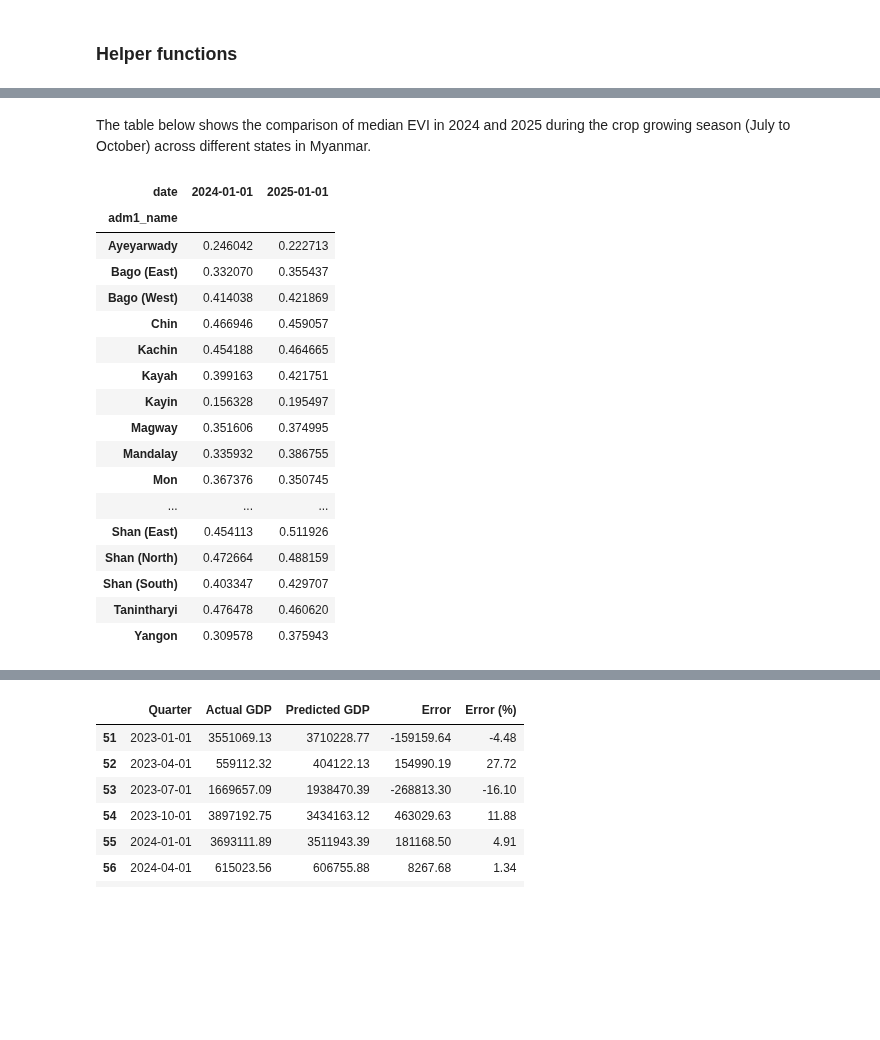
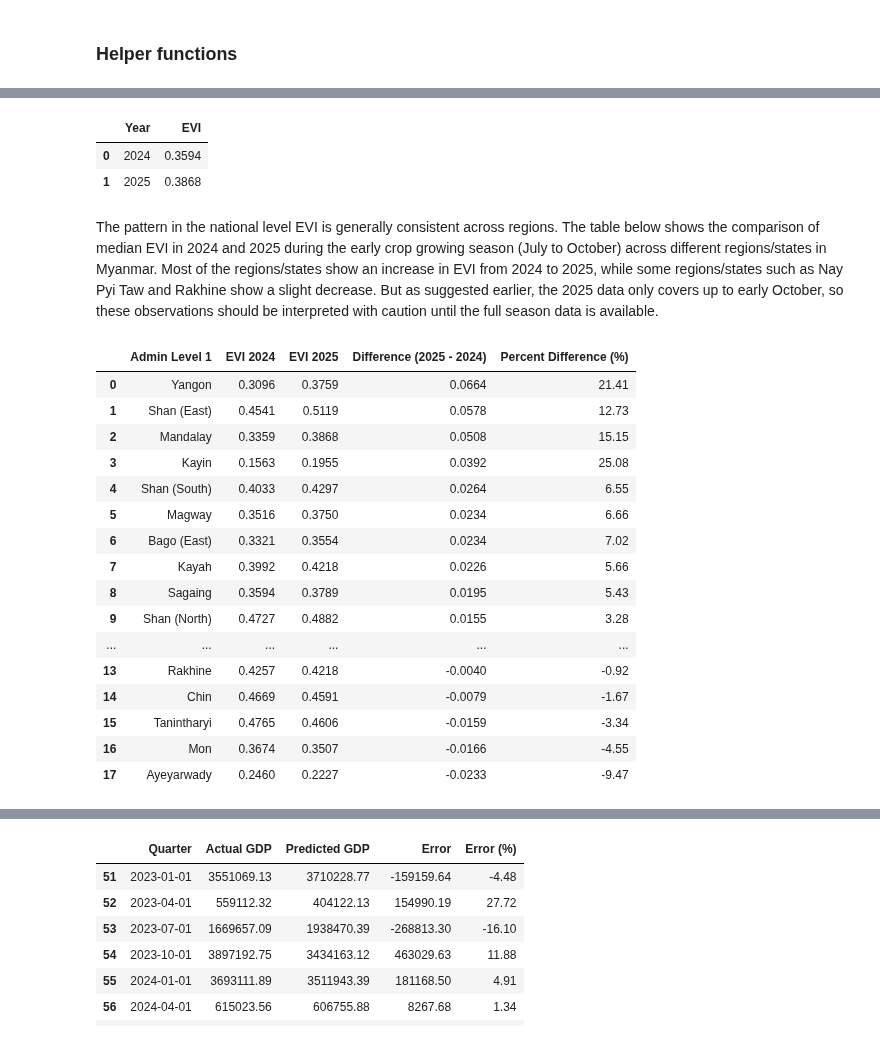
Before and after one commit to datapartnership/myanmar-economic-monitor, a Jupyter notebook: notebooks/vegetation-conditions/evi-report.ipynb, the cells around one changed output, grey strips where cells are left out. Cells and saved outputs as stored; diff of their text form; code cells hidden in the pictures; blank space fills up the shorter version.

```diff
--- a/notebooks/vegetation-conditions/evi-report.ipynb
+++ b/notebooks/vegetation-conditions/evi-report.ipynb
@@ -666,33 +1277,70 @@ evi_adm0_2024_2025.query("month >= 7 and month <= 10").groupby(
+# %%
+(
+    evi_adm0_2024_2025.query("month >= 7 and month <= 10")
+    .groupby(pd.Grouper(freq="YS"))
+    .agg({"EVI": "median"})
+    .pipe(clean_names)
+    .reset_index()
+    .assign(year=lambda df: df["date"].dt.year, evi=lambda df: df["evi"].round(4))
+    .drop(columns=["date"])
+    .filter(["year", "evi"])
+    .rename(columns={"year": "Year", "evi": "EVI"})
+)
+# %% [output]
+|  | Year | EVI |
+| 0 | 2024 | 0.3594 |
+| 1 | 2025 | 0.3868 |
 # %% [markdown]
-The table below shows the comparison of median EVI in 2024 and 2025 during the crop growing season (July to October) across different states in Myanmar.
+The pattern in the national level EVI is generally consistent across regions. The table below shows the comparison of median EVI in 2024 and 2025 during the early crop growing season (July to October) across different regions/states in Myanmar. Most of the regions/states show an increase in EVI from 2024 to 2025, while some regions/states such as Nay Pyi Taw and Rakhine show a slight decrease. But as suggested earlier, the 2025 data only covers up to early October, so these observations should be interpreted with caution until the full season data is available.
 # %%
 (
     evi_adm1_2024_2025.query("month >= 7 and month <= 10")
     .groupby(["adm1_name", pd.Grouper(freq="YS")])
     .agg({"EVI": "median"})
     .pipe(clean_names)
     .reset_index()
-    .pivot_table(index="adm1_name", columns="date", values="evi")
+    .assign(year=lambda df: df["date"].dt.year)
+    .pivot_table(index="adm1_name", columns="year", values="evi")
+    .rename(columns={2024: "year_2024", 2025: "year_2025"})
+    .assign(
+        difference=lambda df: (df["year_2025"] - df["year_2024"]).round(4),
+        year_2024=lambda df: df["year_2024"].round(4),
+        year_2025=lambda df: df["year_2025"].round(4),
+        percent_difference=lambda df: (
+            (df["year_2025"] - df["year_2024"]) / df["year_2024"] * 100
+        ).round(2),
+    )
+    .sort_values("difference", ascending=False)
+    .reset_index()
+    .rename_axis(None, axis=1)
+    .rename(
+        columns={
+            "adm1_name": "Admin Level 1",
+            "year_2024": "EVI 2024",
+            "year_2025": "EVI 2025",
+            "difference": "Difference (2025 - 2024)",
+            "percent_difference": "Percent Difference (%)",
+        }
+    )
 )
 # %% [output]
-| date | 2024-01-01 | 2025-01-01 |
-| adm1_name |  |  |
-| Ayeyarwady | 0.246042 | 0.222713 |
-| Bago (East) | 0.332070 | 0.355437 |
-| Bago (West) | 0.414038 | 0.421869 |
-| Chin | 0.466946 | 0.459057 |
-| Kachin | 0.454188 | 0.464665 |
-| Kayah | 0.399163 | 0.421751 |
-| Kayin | 0.156328 | 0.195497 |
-| Magway | 0.351606 | 0.374995 |
-| Mandalay | 0.335932 | 0.386755 |
-| Mon | 0.367376 | 0.350745 |
-| ... | ... | ... |
-| Shan (East) | 0.454113 | 0.511926 |
-| Shan (North) | 0.472664 | 0.488159 |
-| Shan (South) | 0.403347 | 0.429707 |
-| Tanintharyi | 0.476478 | 0.460620 |
-| Yangon | 0.309578 | 0.375943 |
+|  | Admin Level 1 | EVI 2024 | EVI 2025 | Difference (2025 - 2024) | Percent Difference (%) |
+| 0 | Yangon | 0.3096 | 0.3759 | 0.0664 | 21.41 |
+| 1 | Shan (East) | 0.4541 | 0.5119 | 0.0578 | 12.73 |
+| 2 | Mandalay | 0.3359 | 0.3868 | 0.0508 | 15.15 |
+| 3 | Kayin | 0.1563 | 0.1955 | 0.0392 | 25.08 |
+| 4 | Shan (South) | 0.4033 | 0.4297 | 0.0264 | 6.55 |
+| 5 | Magway | 0.3516 | 0.3750 | 0.0234 | 6.66 |
+| 6 | Bago (East) | 0.3321 | 0.3554 | 0.0234 | 7.02 |
+| 7 | Kayah | 0.3992 | 0.4218 | 0.0226 | 5.66 |
+| 8 | Sagaing | 0.3594 | 0.3789 | 0.0195 | 5.43 |
+| 9 | Shan (North) | 0.4727 | 0.4882 | 0.0155 | 3.28 |
+| ... | ... | ... | ... | ... | ... |
+| 13 | Rakhine | 0.4257 | 0.4218 | -0.0040 | -0.92 |
+| 14 | Chin | 0.4669 | 0.4591 | -0.0079 | -1.67 |
+| 15 | Tanintharyi | 0.4765 | 0.4606 | -0.0159 | -3.34 |
+| 16 | Mon | 0.3674 | 0.3507 | -0.0166 | -4.55 |
+| 17 | Ayeyarwady | 0.2460 | 0.2227 | -0.0233 | -9.47 |
 # %% [markdown]
 ## Sensitivity Analysis
 
```
Also changed, not shown: parts of 47 cells of this notebook, 4 other files.
